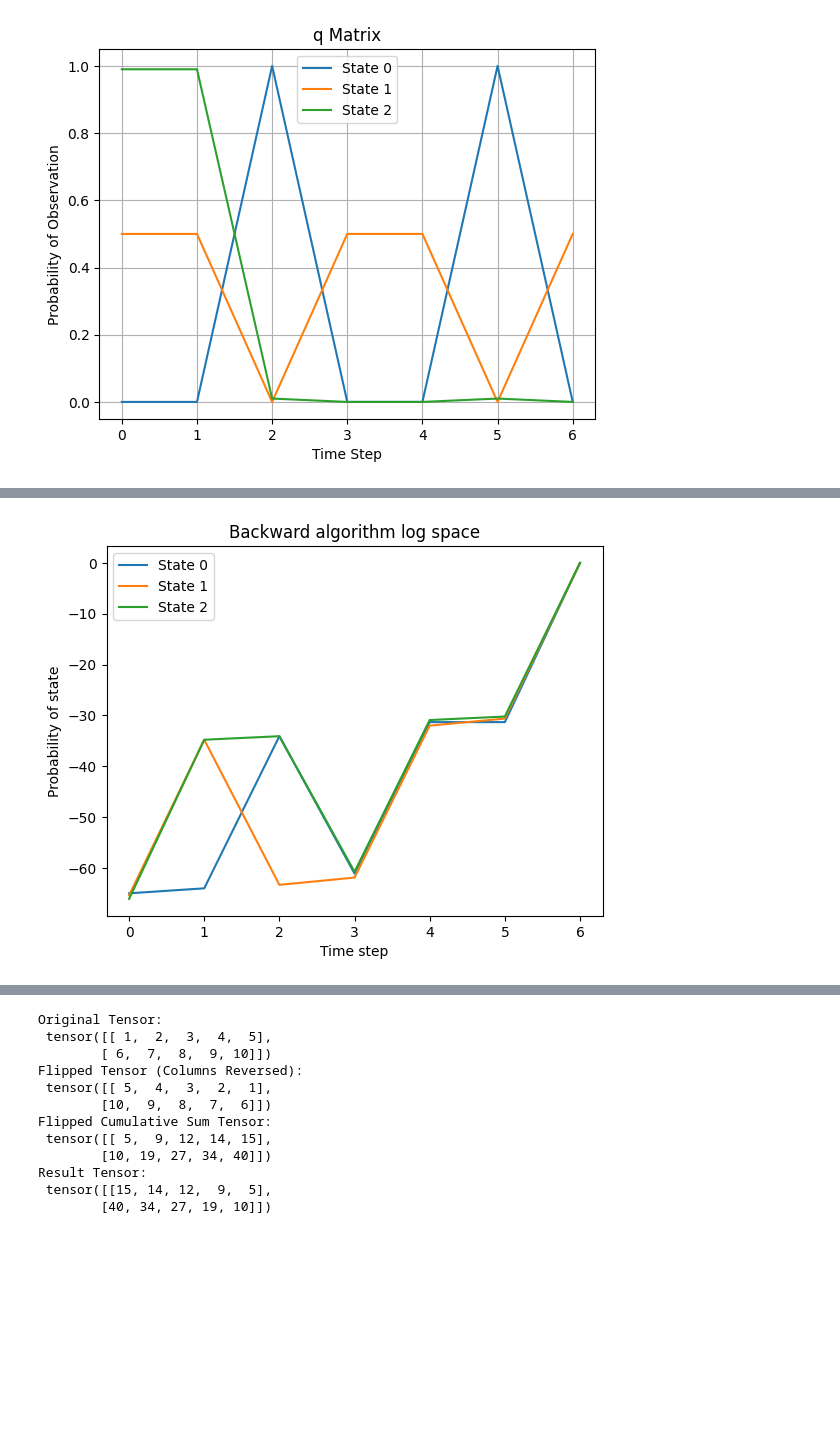
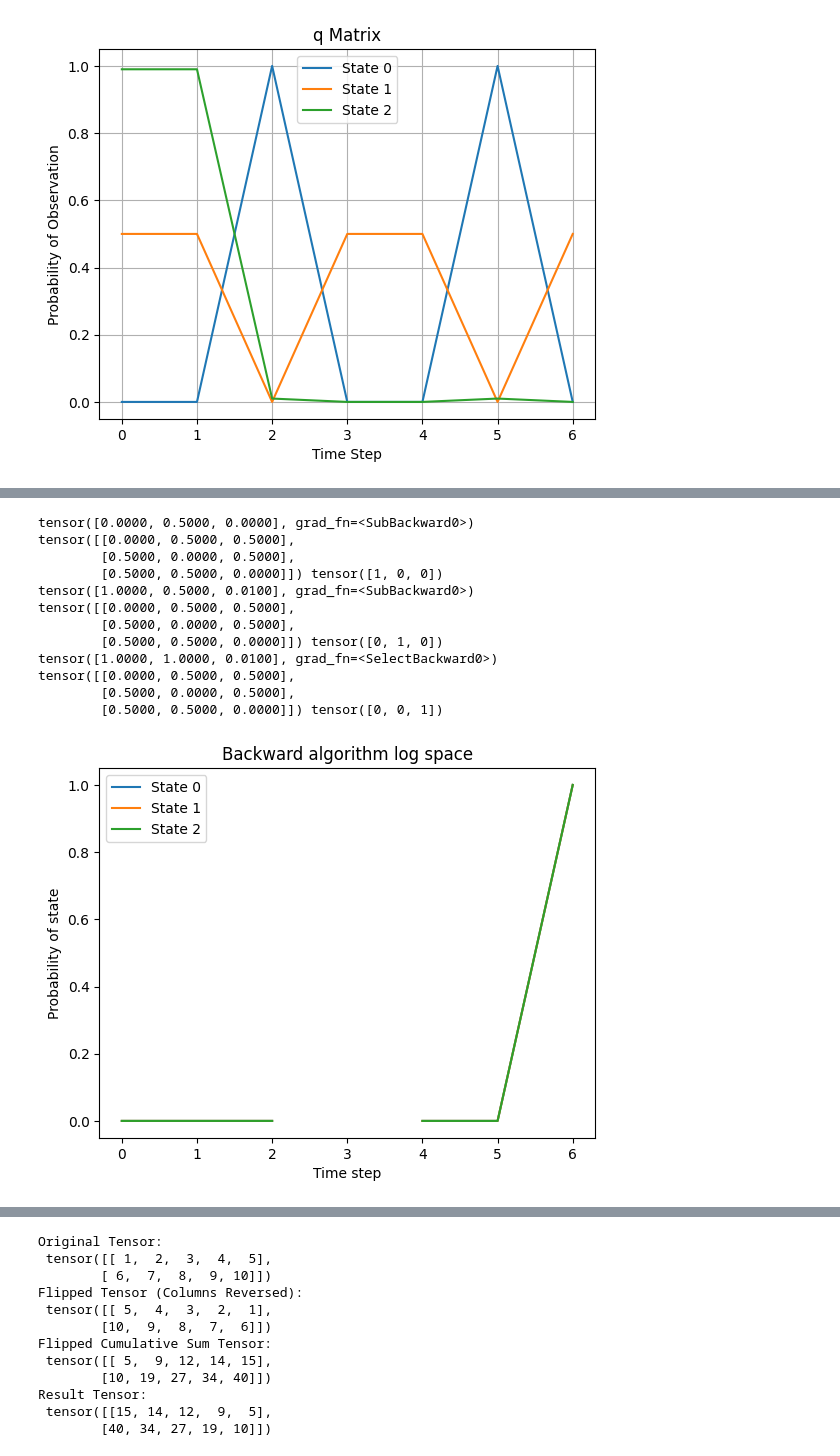
Before and after one commit to jcao0715/hsmm, a Jupyter notebook: test.ipynb, the cells around one changed output, grey strips where cells are left out. Drawn from its saved outputs; the diff is of its cells as text; code cells hidden in the pictures; blank space fills up the shorter version.

```diff
--- a/test.ipynb
+++ b/test.ipynb
@@ -13,9 +13,9 @@ obs = torch.tensor([0, 0, 2, 1, 1, 2, 1])
 Observation = torch.tensor([[0, 1/2, .99],
                             [0, 1/2, 0],
                             [1, 0, .01]]).T
-Duration = torch.tensor([[1, 0, 0],
-                         [0, 1, 0],
-                         [0, 0, 1]])
+Duration = torch.tensor([[1, 0, 0, 0],
+                         [0, 1, 0, 0],
+                         [0, 0, 1, 0]])
 
 def q_matrix(obs, Observation):
     return torch.tensor(Observation[:, obs]).requires_grad_(True)
@@ -45,36 +209,46 @@ tensor([[0.0000, 0.0000, 1.0000, 0.0000, 0.0000, 1.0000, 0.0000],
 # %%
-# original
 def backward(states, Transition, q, Duration):
     T = len(q[0])
     N = len(states)
     D = len(Duration[0])
-    epsilon = 1e-13
-    log_beta = torch.full((T, N), -float('inf'))
+    # epsilon = 1e-13
+    epsilon =0
+    # log_beta = torch.full((T, N), -float('inf'))
+    log_beta = torch.zeros((T, N))
+
+    # Transition_ep = torch.log(Transition + epsilon)
+    # Duration_ep = torch.log(Duration + epsilon)
+    Transition_ep = (Transition + epsilon)
+    Duration_ep = (Duration + epsilon)
+    q_ep = q + epsilon
+    cum_q_ep = (torch.flip(torch.cumsum(torch.flip((q_ep), dims=[1]), dim=1), dims=[1]))
+    print(cum_q_ep)
 
     # initialization, log_beta[-1]
-    log_beta_new = log_beta.clone()
-    log_beta_new[-1] = torch.zeros(N)
-    log_beta = log_beta_new
+    log_beta[-1] = torch.ones(N)
 
     # fill log_beta[:-1]
-    for t in tqdm.trange(T - 2, -1, -1):
+    for t in tqdm.trange(T - 4, -1, -1):
+        # cumulative_terms = cum_q_ep[:, t+1]
         for d in range(D):
-            if t + d <= T - 2:
-                log_beta_new = log_beta.clone()
-                log_beta_new[t] = torch.logaddexp(log_beta[t],
-                                                  torch.logsumexp(
-                                                      torch.row_stack([log_beta[t+d+1]]*N)
-                                                      + torch.log(Transition + epsilon)
-                                                      + torch.log(torch.row_stack([Duration[:, d]]*N) + epsilon)
-                                                      + torch.sum(torch.log(q[:, t + 1:t + d + 2] + epsilon), axis=1),
-                                                                  axis=1))
-                print((torch.sum(torch.log(q[:, t + 1:t + d + 2] + epsilon), axis=1)))
-                log_beta = log_beta_new
+            if t+d <= T-2:
+                cumulative_terms = cum_q_ep[:, t+1] if t+d == T-2 else cum_q_ep[:, t+1] - cum_q_ep[:, t+d+2]
+                print(cumulative_terms)
+                # print(t, d)
+                # print(cum_q_ep[:, t+1], cum_q_ep[:, t+d+2], cum_q_ep)
+                # print(log_beta, log_beta[t+d+1])
+                print(Transition_ep, Duration_ep[:, d])
+                log_beta[t] = torch.exp(torch.logaddexp(log_beta[t],
+                                                torch.logsumexp(
+                                                    torch.row_stack([log_beta[t+d+1]]*N)
+                                                    + Transition_ep
+                                                    + Duration_ep[:, d]
+                                                    + cumulative_terms, axis=1)))
+            else:
+                break
+        break
 
-    log_beta = torch.exp(log_beta)
-    log_beta_sum = torch.sum(log_beta)
-    # log_beta_sum.backward()
-
+    # log_beta = torch.exp(log_beta)
     return log_beta
 
 bwd = backward(states, Transition, q, Duration).detach().numpy()
@@ -82,7 +256,7 @@ bwd = backward(states, Transition, q, Duration).detach().numpy()
 # plot
 for state in states:
     probs = [bwd[t][state] for t in range(len(q[0]))]
-    plt.plot(range(len(q[0])), np.log(probs), label=f"State {state}")
+    plt.plot(range(len(q[0])), (probs), label=f"State {state}")
 
 plt.xlabel('Time step')
 plt.ylabel('Probability of state')
@@ -108,4 +271,16 @@ tensor([-59.8672, -31.3199, -34.5488], grad_fn=<SumBackward1>)
+tensor([0.0000, 0.5000, 0.0000], grad_fn=<SubBackward0>)
+tensor([[0.0000, 0.5000, 0.5000],
+        [0.5000, 0.0000, 0.5000],
+        [0.5000, 0.5000, 0.0000]]) tensor([1, 0, 0])
+tensor([1.0000, 0.5000, 0.0100], grad_fn=<SubBackward0>)
+tensor([[0.0000, 0.5000, 0.5000],
+        [0.5000, 0.0000, 0.5000],
+        [0.5000, 0.5000, 0.0000]]) tensor([0, 1, 0])
+tensor([1.0000, 1.0000, 0.0100], grad_fn=<SelectBackward0>)
+tensor([[0.0000, 0.5000, 0.5000],
+        [0.5000, 0.0000, 0.5000],
+        [0.5000, 0.5000, 0.0000]]) tensor([0, 0, 1])
-[figure, old version]
+[figure, new version]
 # %%
 def backward(states, Transition, q, Duration):
     T = len(q[0])
```
Also changed, not shown: parts of 5 cells of this notebook, 1 other file.
